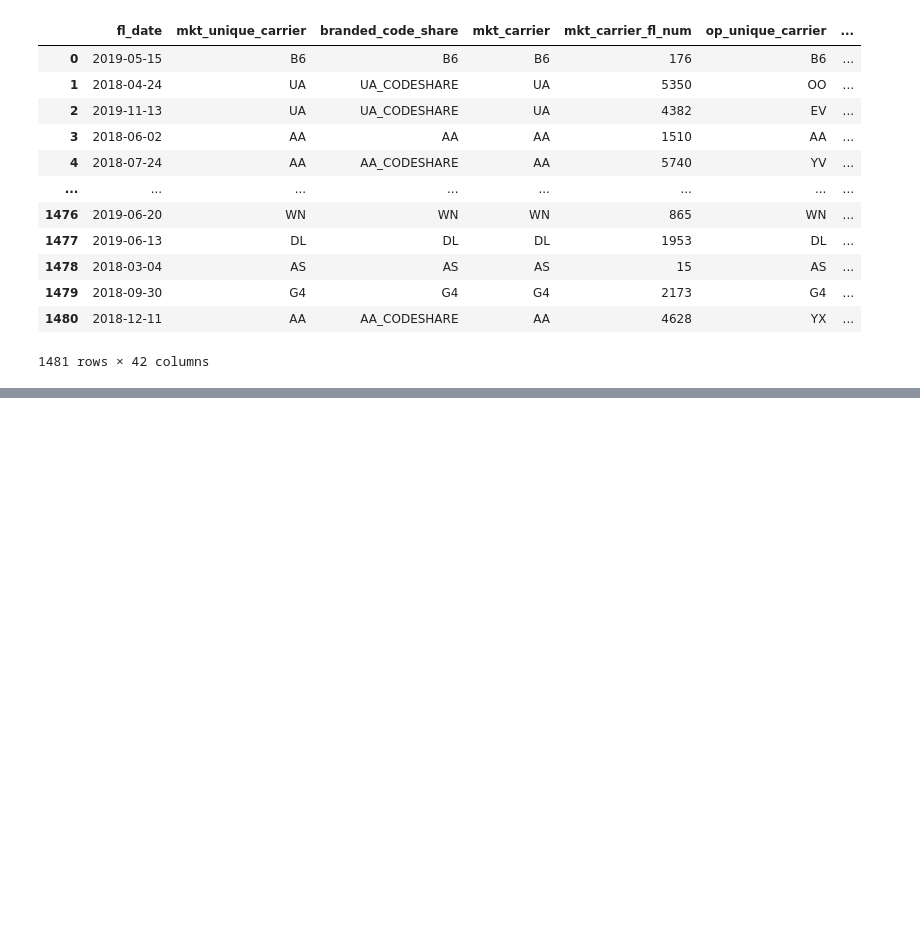
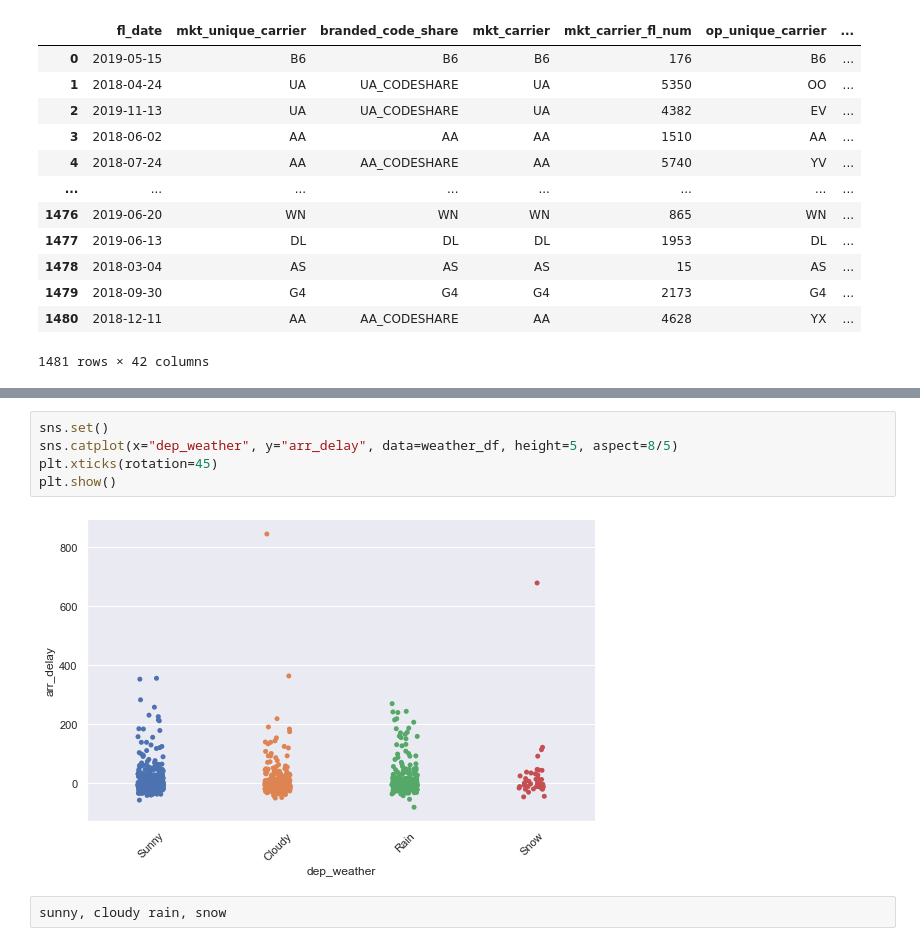
Before and after one commit to Richlorr/MidtermFlights, a Jupyter notebook: TESTING.ipynb, the cells around one changed output, grey strips where cells are left out. Drawn from its saved outputs; the diff is of its cells as text; blank space fills up the shorter version.

```diff
--- a/TESTING.ipynb
+++ b/TESTING.ipynb
@@ -277,0 +365,9 @@ data
+# %%
+sns.set()
+sns.catplot(x="dep_weather", y="arr_delay", data=weather_df, height=5, aspect=8/5)
+plt.xticks(rotation=45)
+plt.show()
+# %% [output]
+[figure, added]
+# %%
+sunny, cloudy rain, snow
```
Also changed, not shown: parts of 37 cells of this notebook.
